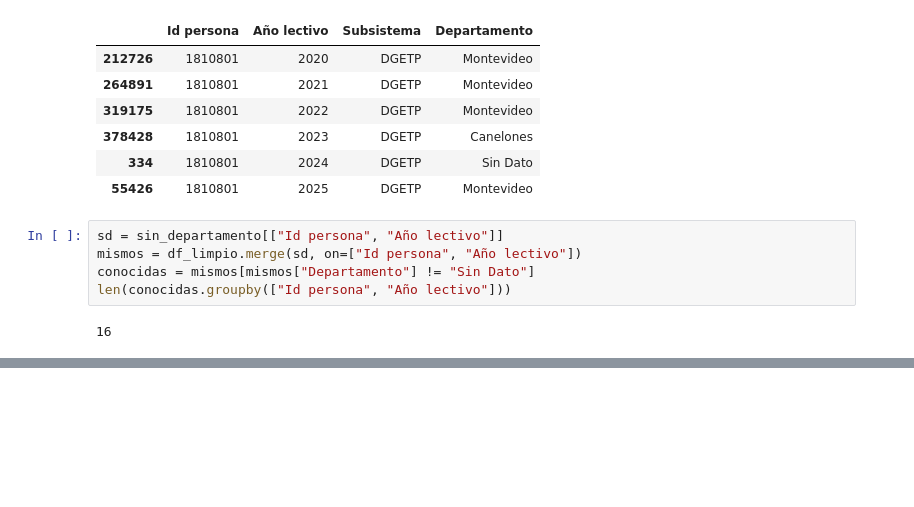
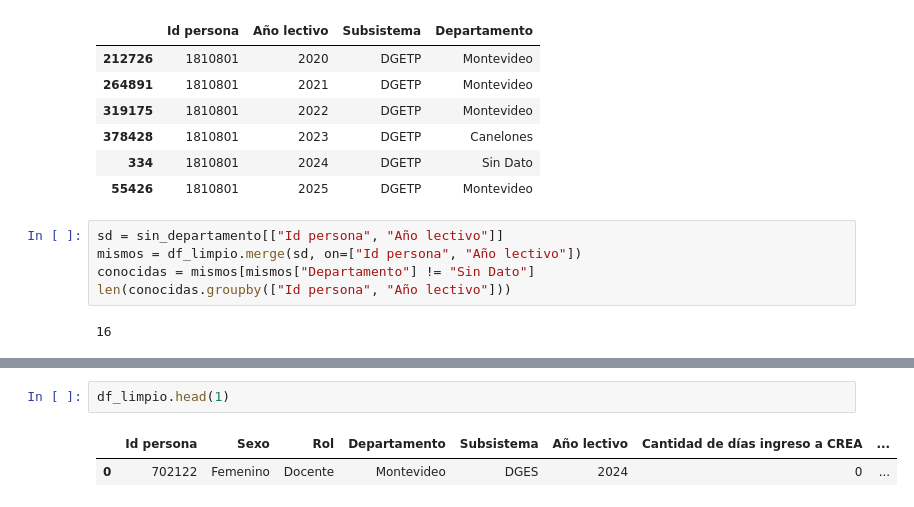
Before and after one commit to Albertmestre1256/Analisis-de-metricas-Ceibal, a Jupyter notebook: Proyecto/Etapa II - Exploración primaria + Limpieza/EDA - Docentes.ipynb, the cells around one changed output, grey strips where cells are left out. Cells and saved outputs as stored; diff of their text form; blank space fills up the shorter version.

Commit message:
Nuevo EDA - Docentes

```diff
--- a/Proyecto/Etapa II - Exploración primaria + Limpieza/EDA - Docentes.ipynb
+++ b/Proyecto/Etapa II - Exploración primaria + Limpieza/EDA - Docentes.ipynb
@@ -597,0 +633,5 @@ len(conocidas.groupby(["Id persona", "Año lectivo"]))
+# %%
+df_limpio.head(1)
+# %% [output]
+|  | Id persona | Sexo | Rol | Departamento | Subsistema | Año lectivo | Cantidad de días ingreso a CREA | ... |
+| 0 | 702122 | Femenino | Docente | Montevideo | DGES | 2024 | 0 | ... |
```
Also changed, not shown: parts of 11 cells of this notebook, 1 other file.
